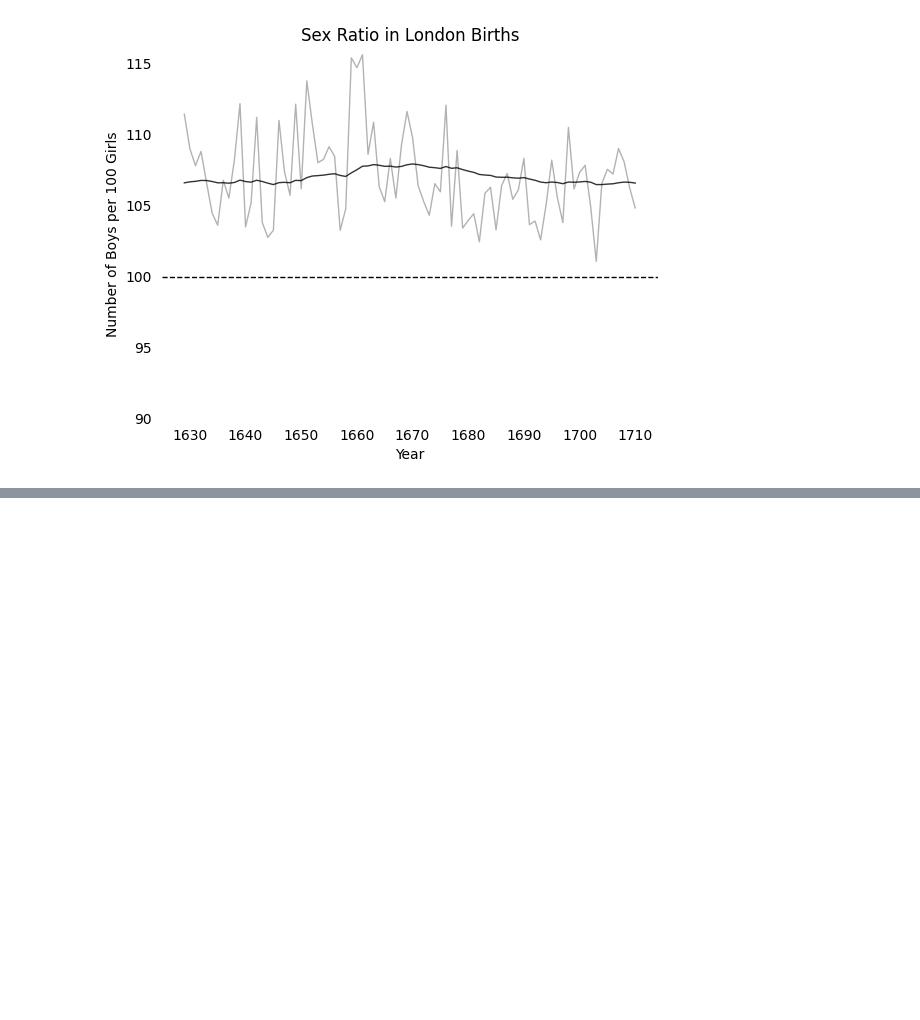
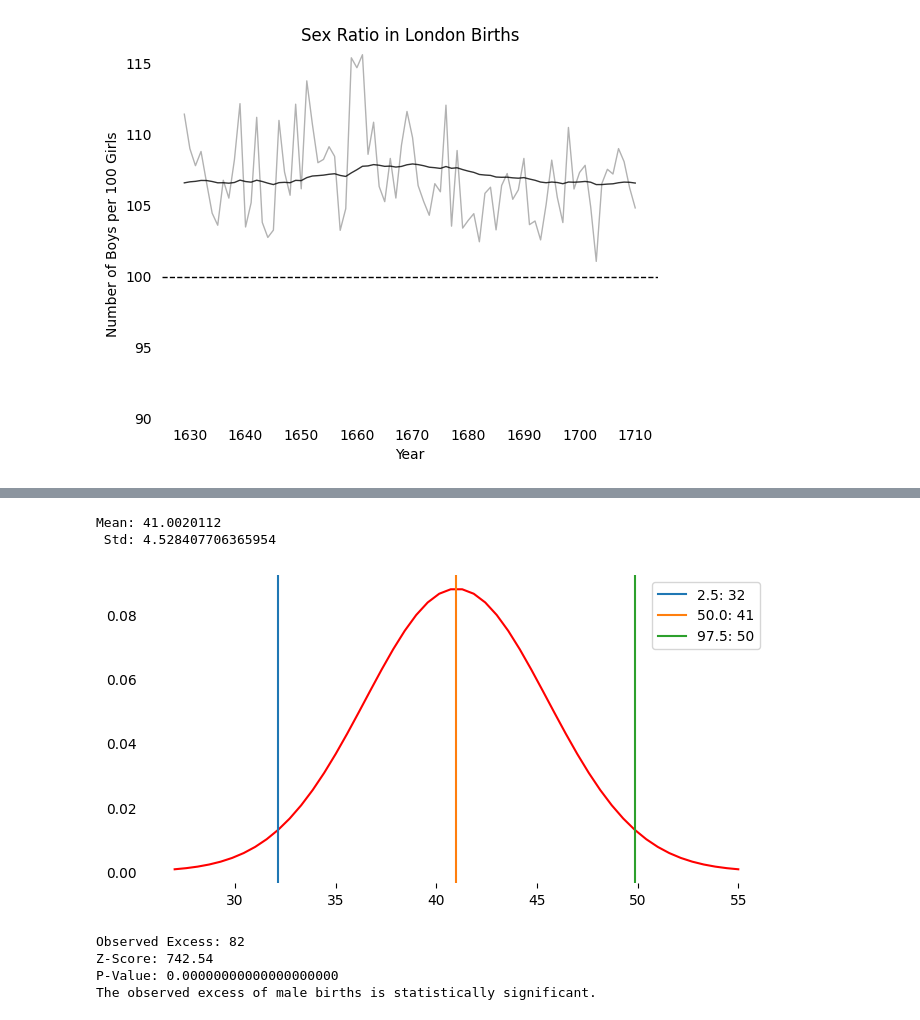
Before and after one commit to andreoniriccardo/articles, a Jupyter notebook: history-first-hypothesis-test/History First Hypothesis Test.ipynb, the cells around one changed output, grey strips where cells are left out. Cells and saved outputs as stored; diff of their text form; code cells hidden in the pictures; blank space fills up the shorter version.

```diff
--- a/history-first-hypothesis-test/History First Hypothesis Test.ipynb
+++ b/history-first-hypothesis-test/History First Hypothesis Test.ipynb
@@ -85,0 +133,65 @@ plt.savefig('sex-ratio-over-years.png')
+# %%
+# Estimate mean and standard deviation of coin flip distribution
+cf_mean = np.mean(results)
+cf_std = np.std(results)
+print('Mean: {} \n Std: {}'.format(cf_mean, cf_std))
+# %% [output]
+Mean: 41.0020112
+ Std: 4.528407706365954
+# %%
+dist = sps.norm(loc=cf_mean, scale=cf_std)
+x = np.linspace(dist.ppf(.001), dist.ppf(.999))
+y = dist.pdf(x)
+# %%
+# Get percentiles of interests
+ppfs = {}
+for ppf in [0.025, 0.5, 0.975]:
+    p = dist.ppf(ppf)
+    ppfs[ppf*100] = p
+# %%
+fig, ax = plt.subplots(figsize=(8,4))
+ax.plot(x, y, color='red')
+
+for i, ppf in enumerate(ppfs.keys()):
+    ax.axvline(ppfs[ppf], color=f'C{i}', label=f'{ppf:.1f}: {ppfs[ppf]:.0f}')
+ax.legend()
+ax.spines['top'].set_visible(False)
+ax.spines['bottom'].set_visible(False)
+ax.spines['right'].set_visible(False)
+ax.spines['left'].set_visible(False)
+ax.yaxis.set_ticks_position('none')
+plt.savefig('coin-flips-percentiles.png')
+# %% [output]
+[figure, added]
+# %%
+# Define the observed excess of male births and the total number of years
+observed_excess = 82  # Replace with your actual observed excess
+total_years = 82  # Replace with the total number of years
+
+# Define the expected probability of more boys than girls (under null hypothesis)
+expected_probability = 0.5  # Assuming a 50:50 chance
+
+# Calculate the standard error of the proportion
+standard_error = np.sqrt((expected_probability * (1 - expected_probability)) / total_years)
+
+# Calculate the z-score, which measures how many standard errors the observed excess is from the expected value
+z_score = (observed_excess - (total_years * expected_probability)) / standard_error
+
+# Calculate the two-tailed p-value for the z-score
+p_value = 2 * (1 - sps.norm.cdf(np.abs(z_score)))
+
+# Print the results
+print(f"Observed Excess: {observed_excess}")
+print(f"Z-Score: {z_score:.2f}")
+print(f"P-Value: {p_value:.20f}")
+
+# Interpret the results
+if p_value < 0.05:  # You can adjust the significance level as needed
+    print("The observed excess of male births is statistically significant.")
+else:
+    print("The observed excess of male births is not statistically significant.")
+# %% [output]
+Observed Excess: 82
+Z-Score: 742.54
+P-Value: 0.00000000000000000000
+The observed excess of male births is statistically significant.
```
Also changed, not shown: parts of 9 cells of this notebook.
